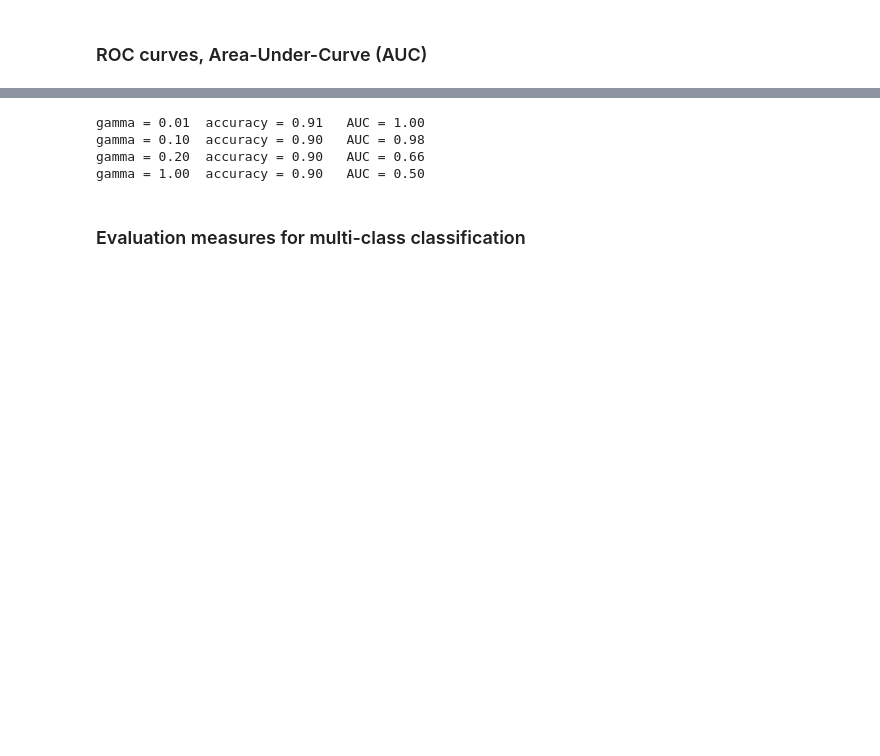
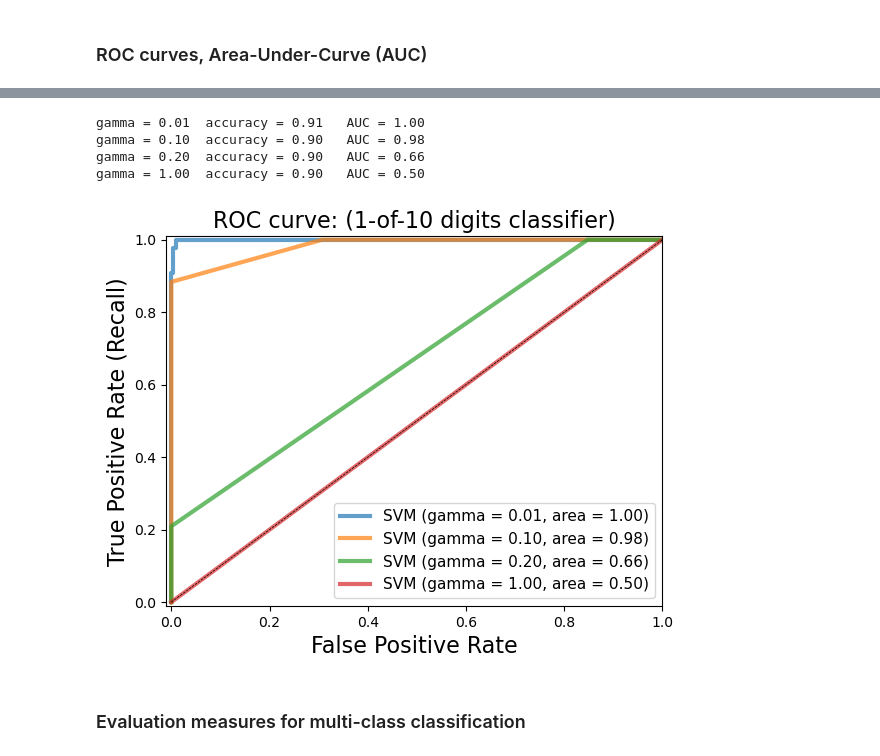
Before and after one commit to saw2881/applied-ml-coursera, a Jupyter notebook: Module 3.ipynb, the cells around one changed output, grey strips where cells are left out. Saved outputs shown, nothing was run; the diff lists cells and outputs as text; code cells hidden in the pictures; blank space fills up the shorter version.

```diff
--- a/Module 3.ipynb
+++ b/Module 3.ipynb
@@ -388,7 +393,7 @@ plt.ylabel('True Positive Rate (Recall)', fontsize=16)
 plt.plot([0, 1], [0, 1], color='k', lw=0.5, linestyle='--')
 plt.legend(loc="lower right", fontsize=11)
 plt.title('ROC curve: (1-of-10 digits classifier)', fontsize=16)
-plt.axes().set_aspect('equal')
+# plt.axes().set_aspect('equal')
 
 plt.show()
 # %% [output]
@@ -397,7 +400,8 @@ plt.show()
 gamma = 0.01  accuracy = 0.91   AUC = 1.00
 gamma = 0.10  accuracy = 0.90   AUC = 0.98
 gamma = 0.20  accuracy = 0.90   AUC = 0.66
 gamma = 1.00  accuracy = 0.90   AUC = 0.50
+[figure, added]
 # %% [markdown]
 ### Evaluation measures for multi-class classification
 # %% [markdown]
```
Also changed, not shown: parts of 9 cells of this notebook.
